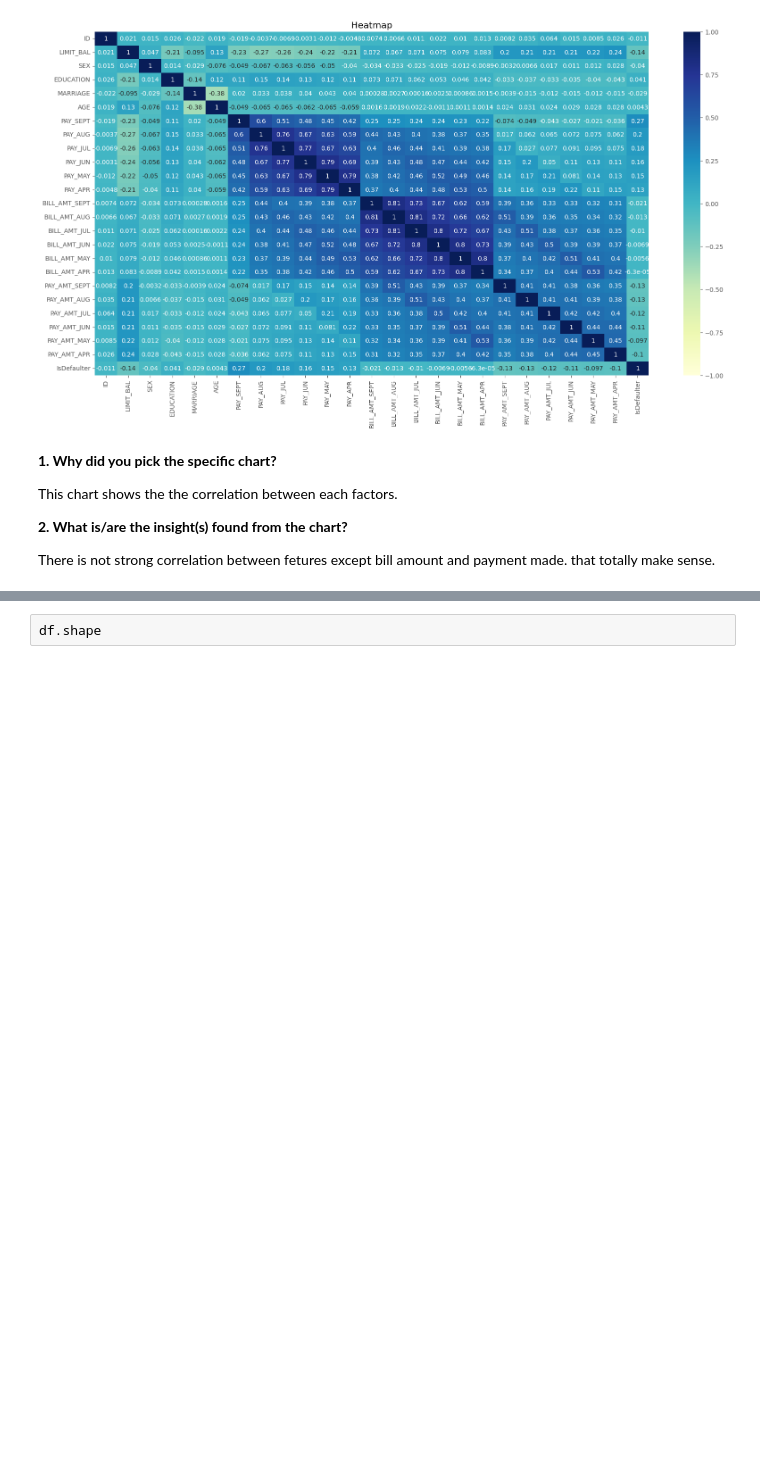
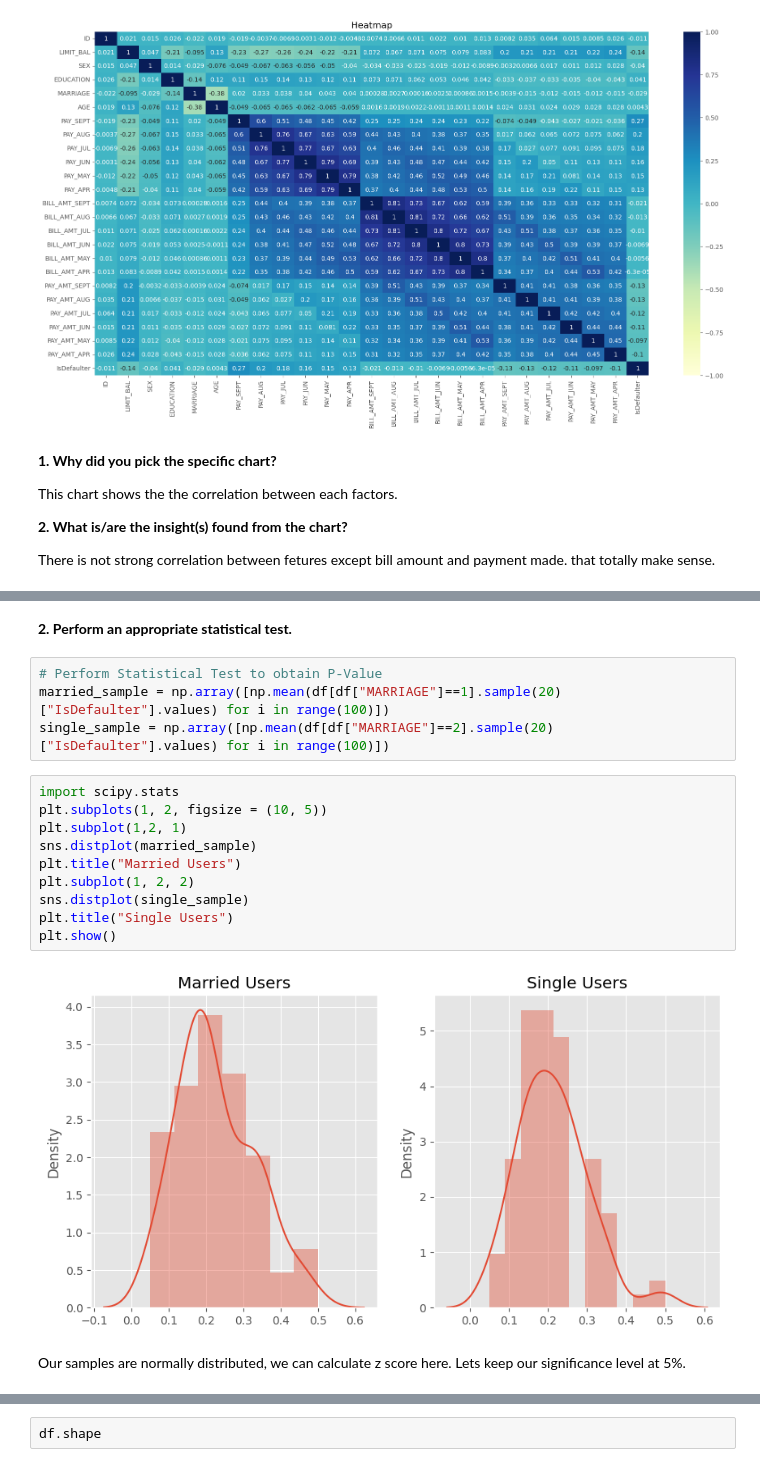
Before and after one commit to shaad4224/credit_card_default_prediction, a Jupyter notebook: Copy_of_credit_card_default_prediction.ipynb, the cells around one changed output, grey strips where cells are left out. Saved outputs shown, nothing was run; the diff lists cells and outputs as text; blank space fills up the shorter version.

```diff
--- a/Copy_of_credit_card_default_prediction.ipynb
+++ b/Copy_of_credit_card_default_prediction.ipynb
@@ -615,0 +642,20 @@ for col in pay_col:
+# %% [markdown]
+**2. Perform an appropriate statistical test.**
+# %%
+# Perform Statistical Test to obtain P-Value
+married_sample = np.array([np.mean(df[df["MARRIAGE"]==1].sample(20)["IsDefaulter"].values) for i in range(100)])
+single_sample = np.array([np.mean(df[df["MARRIAGE"]==2].sample(20)["IsDefaulter"].values) for i in range(100)])
+# %%
+import scipy.stats
+plt.subplots(1, 2, figsize = (10, 5))
+plt.subplot(1,2, 1)
+sns.distplot(married_sample)
+plt.title("Married Users")
+plt.subplot(1, 2, 2)
+sns.distplot(single_sample)
+plt.title("Single Users")
+plt.show()
+# %% [output]
+[figure, added]
+# %% [markdown]
+Our samples are normally distributed, we can calculate z score here. Lets keep our significance level at 5%.
```
Also changed, not shown: parts of 22 cells of this notebook.
